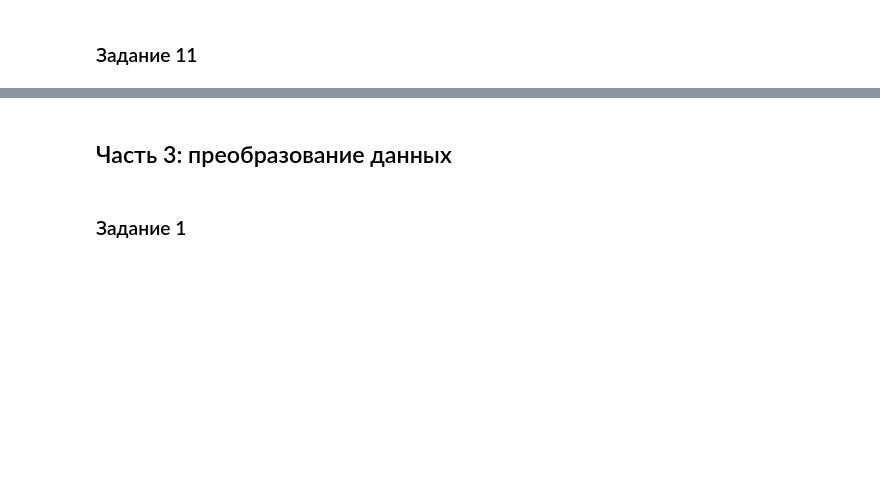
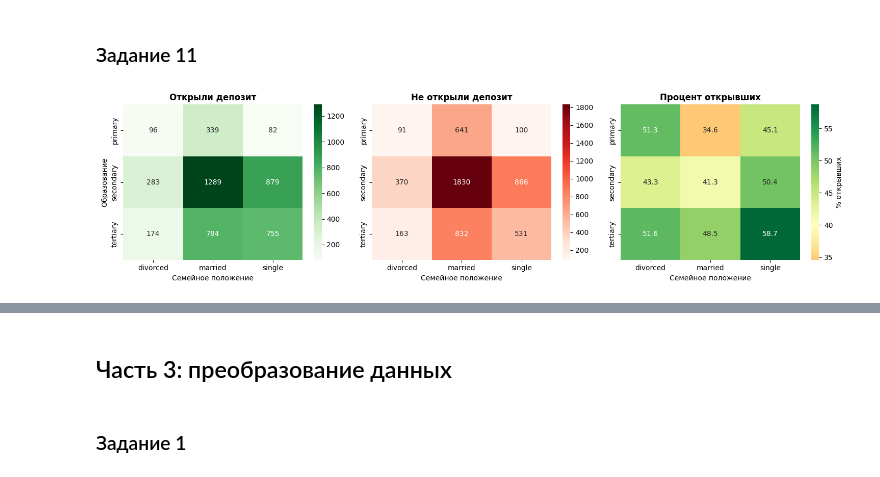
Before and after one commit to ziba103103/VS-Studio, a Jupyter notebook: ML_обучение/Практика-ML/Project_4_ML_итоговая_практика.ipynb, the cells around one changed output, grey strips where cells are left out. Drawn from its saved outputs; the diff is of its cells as text; code cells hidden in the pictures; blank space fills up the shorter version.

```diff
--- a/ML_обучение/Практика-ML/Project_4_ML_итоговая_практика.ipynb
+++ b/ML_обучение/Практика-ML/Project_4_ML_итоговая_практика.ipynb
@@ -481,0 +612,74 @@ plt.show()
+# %%
+# Разделяем данные
+df_yes = df[df['deposit'] == 1]
+df_no = df[df['deposit'] == 0]
+
+# Создаем сводные таблицы
+pivot_yes = pd.crosstab(df_yes['education'], df_yes['marital'])
+pivot_no = pd.crosstab(df_no['education'], df_no['marital'])
+
+# Визуализация
+fig, axes = plt.subplots(1, 3, figsize=(15, 4))
+
+# 1. Открыли депозит
+sns.heatmap(pivot_yes, annot=True, fmt='d', cmap='Greens', ax=axes[0])
+axes[0].set_title('Открыли депозит', fontweight='bold')
+axes[0].set_xlabel('Семейное положение')
+axes[0].set_ylabel('Образование')
+
+# 2. Не открыли депозит
+sns.heatmap(pivot_no, annot=True, fmt='d', cmap='Reds', ax=axes[1])
+axes[1].set_title('Не открыли депозит', fontweight='bold')
+axes[1].set_xlabel('Семейное положение')
+axes[1].set_ylabel('')
+
+# 3. Процент успеха
+pivot_rate = (pivot_yes / (pivot_yes + pivot_no) * 100).fillna(0)
+sns.heatmap(pivot_rate, annot=True, fmt='.1f', cmap='RdYlGn', center=40,
+            ax=axes[2], cbar_kws={'label': '% открывших'})
+axes[2].set_title('Процент открывших', fontweight='bold')
+axes[2].set_xlabel('Семейное положение')
+axes[2].set_ylabel('')
+
+plt.tight_layout()
+plt.show()
+
+# Ответ на вопрос
+print("="*60)
+print("ОТВЕТ НА ВОПРОС:")
+print("="*60)
+
+# Сравниваем: одинокие с высшим vs разведенные с низким
+single_higher = pivot_yes.loc['tertiary', 'single'] if 'tertiary' in pivot_yes.index else 0
+divorced_lower = pivot_yes.loc['primary', 'divorced'] if 'primary' in pivot_yes.index else 0
+
+print(f"\n1. Одинокие с высшим образованием: {single_higher} человек")
+print(f"2. Разведенные с низким образованием: {divorced_lower} человек")
+
+if single_higher > divorced_lower:
+    print(f"\n→ Одиноких с высшим образованием БОЛЬШЕ на {single_higher - divorced_lower} человек")
+else:
+    print(f"\n→ Разведенных с низким образованием БОЛЬШЕ на {divorced_lower - single_higher} человек")
+
+# Ключевые выводы
+print("\n" + "="*60)
+print("КЛЮЧЕВЫЕ ВЫВОДЫ:")
+print("="*60)
+
+print("\n1. Наиболее популярные среди открывших депозит:")
+top_yes = pivot_yes.stack().nlargest(2)
+for (edu, marital), count in top_yes.items():
+    print(f"   • {edu} + {marital}: {count} человек")
+
+print("\n2. Наиболее популярные среди не открывших:")
+top_no = pivot_no.stack().nlargest(2)
+for (edu, marital), count in top_no.items():
+    print(f"   • {edu} + {marital}: {count} человек")
+
+print("\n3. Самые успешные комбинации (по %):")
+success_rate = (pivot_yes / (pivot_yes + pivot_no) * 100).fillna(0)
+top_rate = success_rate.stack().nlargest(2)
+for (edu, marital), rate in top_rate.items():
+    print(f"   • {edu} + {marital}: {rate:.1f}%")
+# %% [output]
+[figure, added]
```
Also changed, not shown: parts of 37 cells of this notebook, 2 other files.
